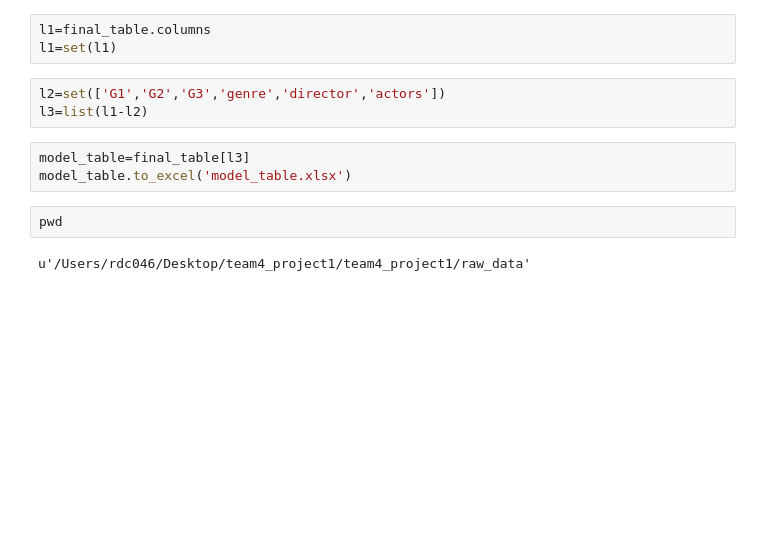
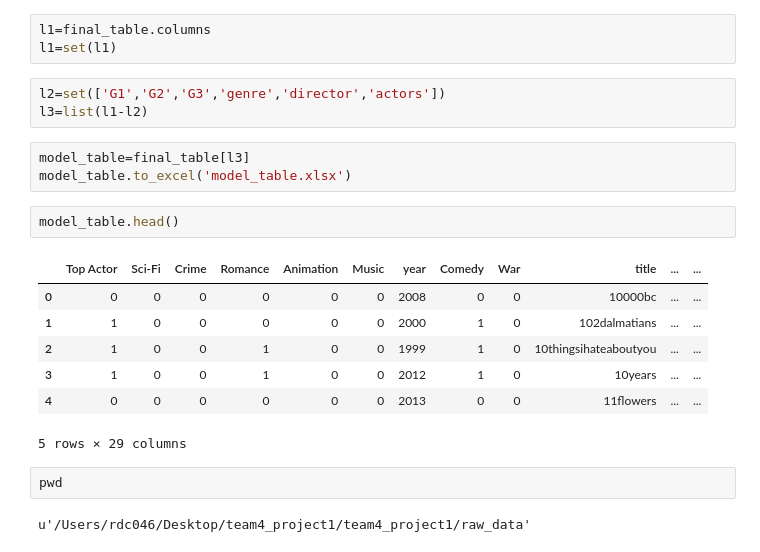
Before and after one commit to gzchen90/team4_project1, a Jupyter notebook: raw_data/Model Merging.ipynb, the cells around one changed output. Cells and saved outputs as stored; diff of their text form; blank space fills up the shorter version.

```diff
--- a/raw_data/Model Merging.ipynb
+++ b/raw_data/Model Merging.ipynb
@@ -224,6 +224,16 @@ l3=list(l1-l2)
 # %%
 model_table=final_table[l3]
 model_table.to_excel('model_table.xlsx')
+# %%
+model_table.head()
+# %% [output]
+|  | Top Actor | Sci-Fi | Crime | Romance | Animation | Music | year | Comedy | War | title | ... | ... |
+| 0 | 0 | 0 | 0 | 0 | 0 | 0 | 2008 | 0 | 0 | 10000bc | ... | ... |
+| 1 | 1 | 0 | 0 | 0 | 0 | 0 | 2000 | 1 | 0 | 102dalmatians | ... | ... |
+| 2 | 1 | 0 | 0 | 1 | 0 | 0 | 1999 | 1 | 0 | 10thingsihateaboutyou | ... | ... |
+| 3 | 1 | 0 | 0 | 1 | 0 | 0 | 2012 | 1 | 0 | 10years | ... | ... |
+| 4 | 0 | 0 | 0 | 0 | 0 | 0 | 2013 | 0 | 0 | 11flowers | ... | ... |
+5 rows × 29 columns
 # %%
 pwd
 # %% [output]
```
